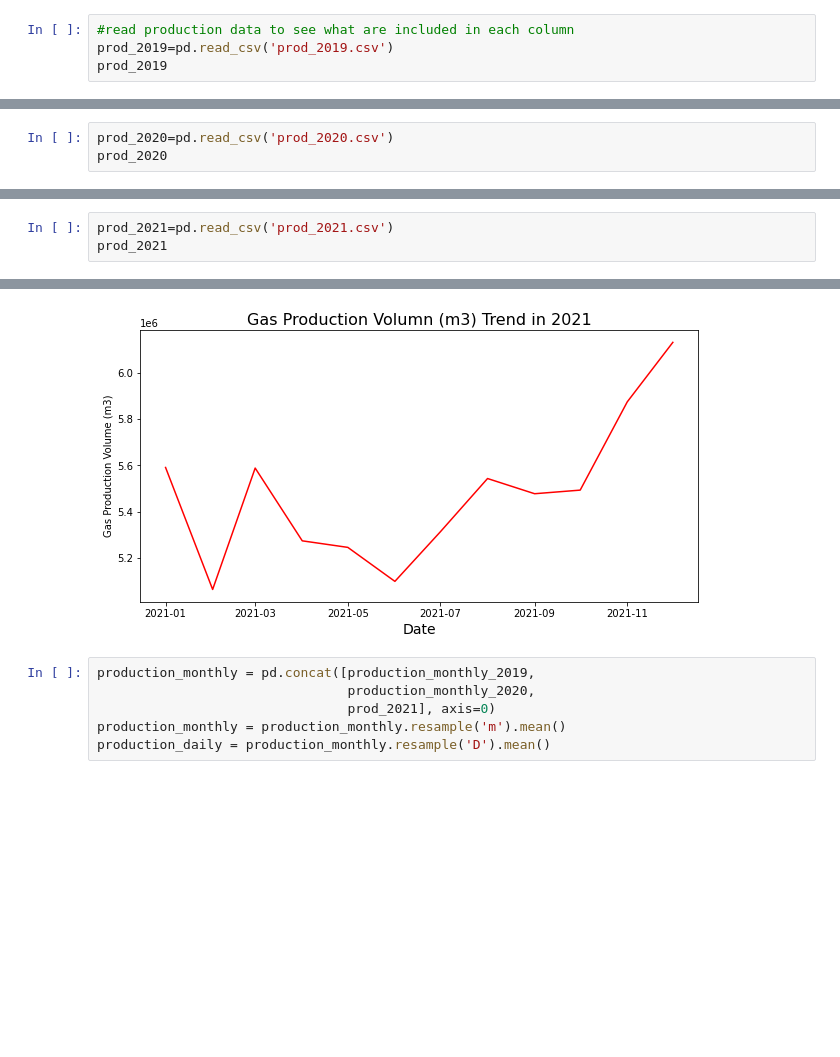
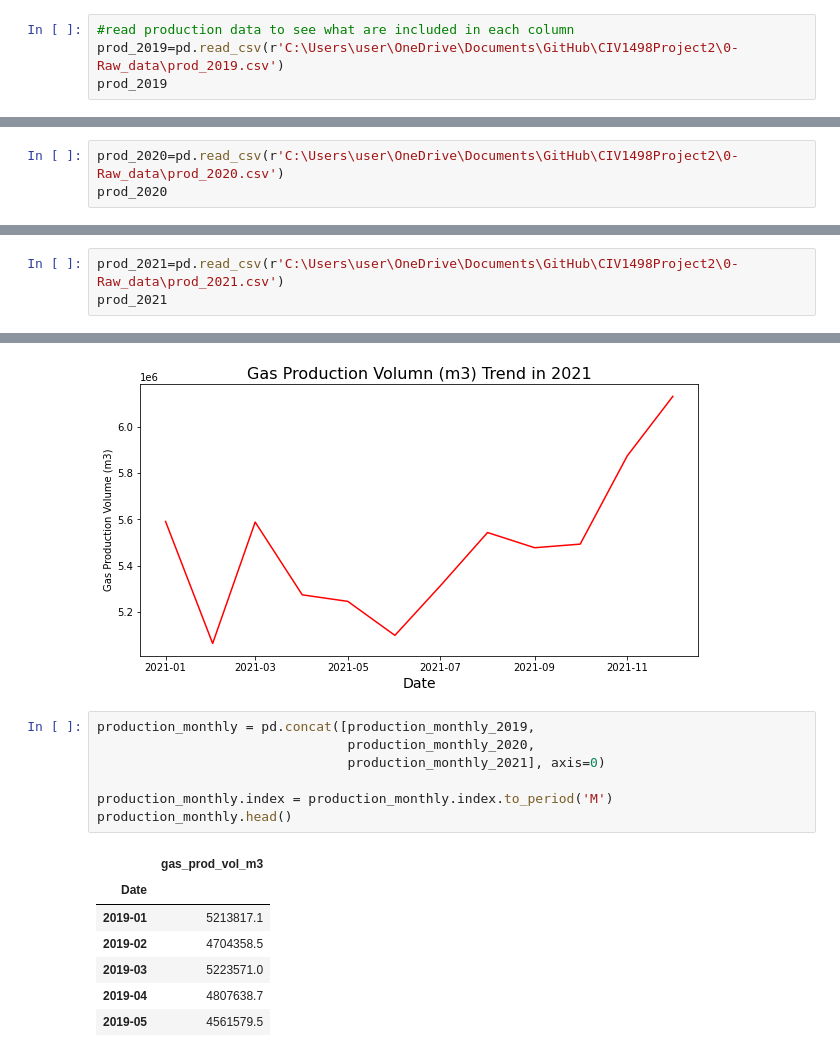
Before and after one commit to mirandadoris/CIV1498_Project2_Pythoneers, a Jupyter notebook: 1-Data_cleaning/Production_Data_Cleaning.ipynb, the cells around one changed output, grey strips where cells are left out. Saved outputs shown, nothing was run; the diff lists cells and outputs as text; blank space fills up the shorter version.

```diff
--- a/1-Data_cleaning/Production_Data_Cleaning.ipynb
+++ b/1-Data_cleaning/Production_Data_Cleaning.ipynb
@@ -2,6 +2,6 @@
 import pandas as pd
 # %%
 #read production data to see what are included in each column
-prod_2019=pd.read_csv('prod_2019.csv')
+prod_2019=pd.read_csv(r'C:\Users\user\OneDrive\Documents\GitHub\CIV1498Project2\0-Raw_data\prod_2019.csv')
 prod_2019
 # %% [output]
@@ -82,7 +94,7 @@ prod_2019['month']
 99825    12
 Name: month, Length: 99826, dtype: int64
 # %%
-prod_2020=pd.read_csv('prod_2020.csv')
+prod_2020=pd.read_csv(r'C:\Users\user\OneDrive\Documents\GitHub\CIV1498Project2\0-Raw_data\prod_2020.csv')
 prod_2020
 # %% [output]
 |  | wa_num | compltn_event_seq | prod_period | UWI | area_code | formtn_code | Pool_seq | gas_prod_vol_m3 | ... |
@@ -152,7 +164,7 @@ plt.show()
 # %% [output]
 [figure]
 # %%
-prod_2021=pd.read_csv('prod_2021.csv')
+prod_2021=pd.read_csv(r'C:\Users\user\OneDrive\Documents\GitHub\CIV1498Project2\0-Raw_data\prod_2021.csv')
 prod_2021
 # %% [output]
 |  | wa_num | compltn_event_seq | prod_period | UWI | area_code | formtn_code | Pool_seq | gas_prod_vol_m3 | ... |
@@ -226,6 +238,15 @@ plt.show()
 # %%
 production_monthly = pd.concat([production_monthly_2019,
                                 production_monthly_2020,
-                                prod_2021], axis=0)
-production_monthly = production_monthly.resample('m').mean()
-production_daily = production_monthly.resample('D').mean()
+                                production_monthly_2021], axis=0)
+
+production_monthly.index = production_monthly.index.to_period('M')
+production_monthly.head()
+# %% [output]
+|  | gas_prod_vol_m3 |
+| Date |  |
+| 2019-01 | 5213817.1 |
+| 2019-02 | 4704358.5 |
+| 2019-03 | 5223571.0 |
+| 2019-04 | 4807638.7 |
+| 2019-05 | 4561579.5 |
```
Also changed, not shown: parts of 2 cells of this notebook.
